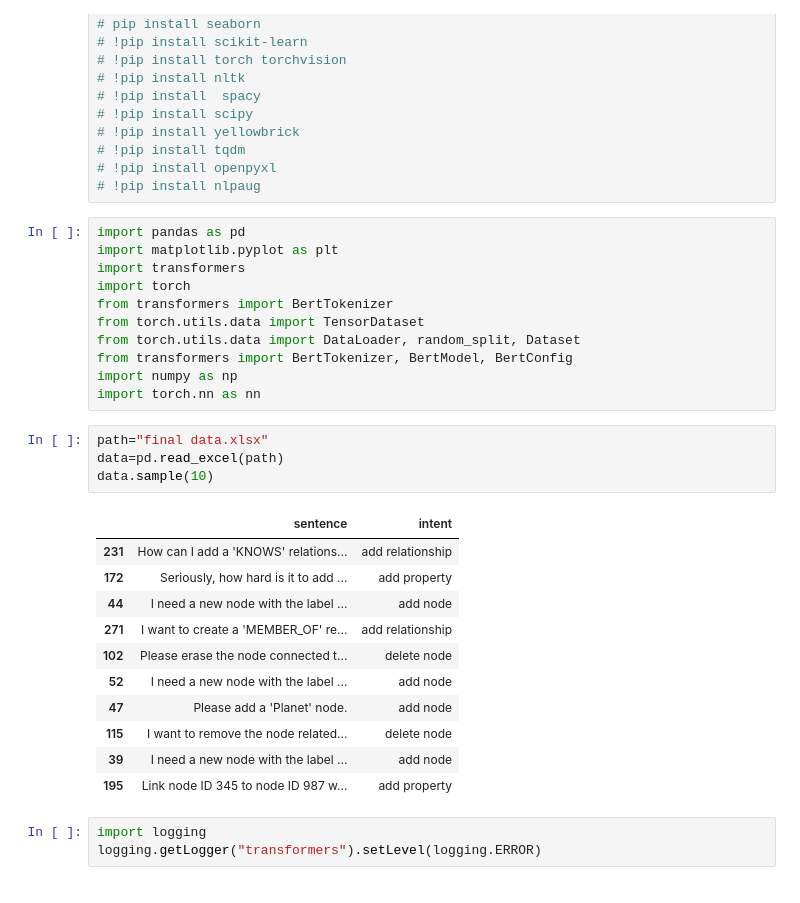
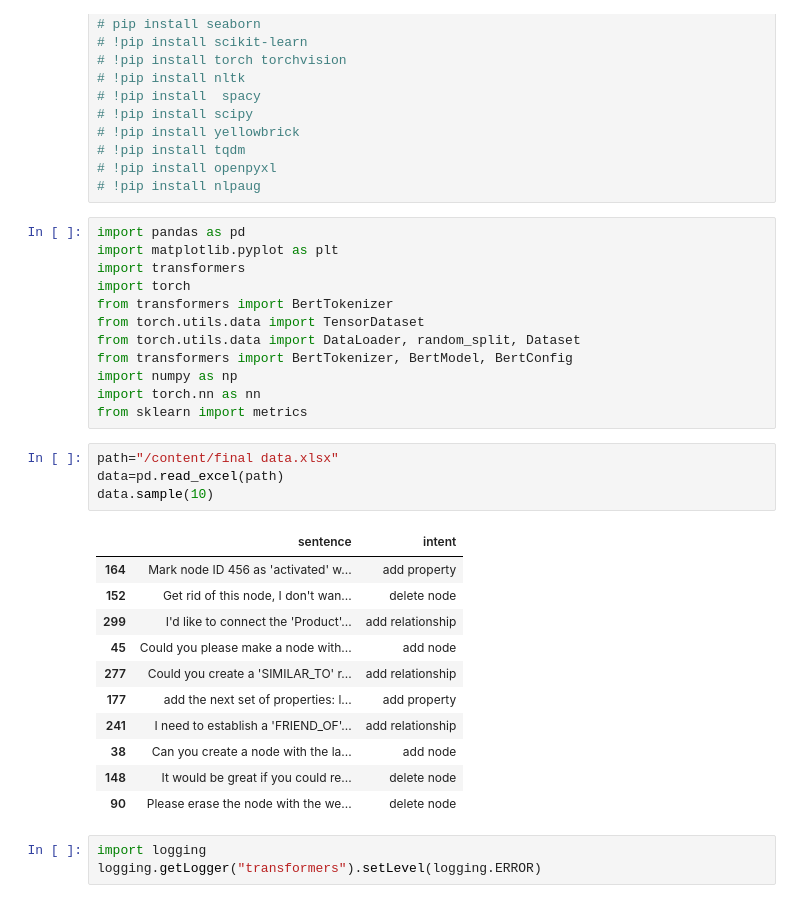
Before and after one commit to Ha-ri-ka/Intent-recognition, a Jupyter notebook: IR_draft1.ipynb, the cells around one changed output. Saved outputs shown, nothing was run; the diff lists cells and outputs as text.

```diff
--- a/IR_draft1.ipynb
+++ b/IR_draft1.ipynb
@@ -25,22 +25,23 @@ from torch.utils.data import DataLoader, random_split, Dataset
 from transformers import BertTokenizer, BertModel, BertConfig
 import numpy as np
 import torch.nn as nn
+from sklearn import metrics
 # %%
-path="final data.xlsx"
+path="/content/final data.xlsx"
 data=pd.read_excel(path)
 data.sample(10)
 # %% [output]
 |  | sentence | intent |
-| 231 | How can I add a 'KNOWS' relations... | add relationship |
-| 172 | Seriously, how hard is it to add ... | add property |
-| 44 | I need a new node with the label ... | add node |
-| 271 | I want to create a 'MEMBER_OF' re... | add relationship |
-| 102 | Please erase the node connected t... | delete node |
-| 52 | I need a new node with the label ... | add node |
-| 47 | Please add a 'Planet' node. | add node |
-| 115 | I want to remove the node related... | delete node |
-| 39 | I need a new node with the label ... | add node |
-| 195 | Link node ID 345 to node ID 987 w... | add property |
+| 164 | Mark node ID 456 as 'activated' w... | add property |
+| 152 | Get rid of this node, I don't wan... | delete node |
+| 299 | I'd like to connect the 'Product'... | add relationship |
+| 45 | Could you please make a node with... | add node |
+| 277 | Could you create a 'SIMILAR_TO' r... | add relationship |
+| 177 | add the next set of properties: l... | add property |
+| 241 | I need to establish a 'FRIEND_OF'... | add relationship |
+| 38 | Can you create a node with the la... | add node |
+| 148 | It would be great if you could re... | delete node |
+| 90 | Please erase the node with the we... | delete node |
 # %%
 import logging
 logging.getLogger("transformers").setLevel(logging.ERROR)
```
Also changed, not shown: parts of 21 cells of this notebook.
